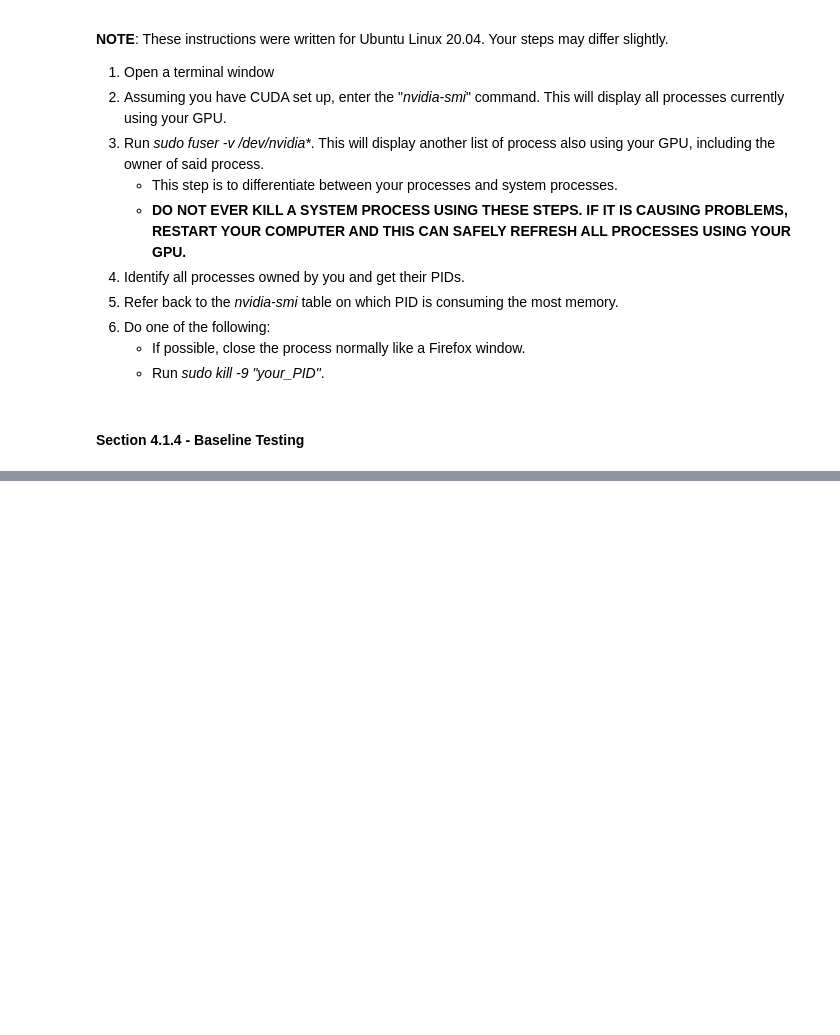
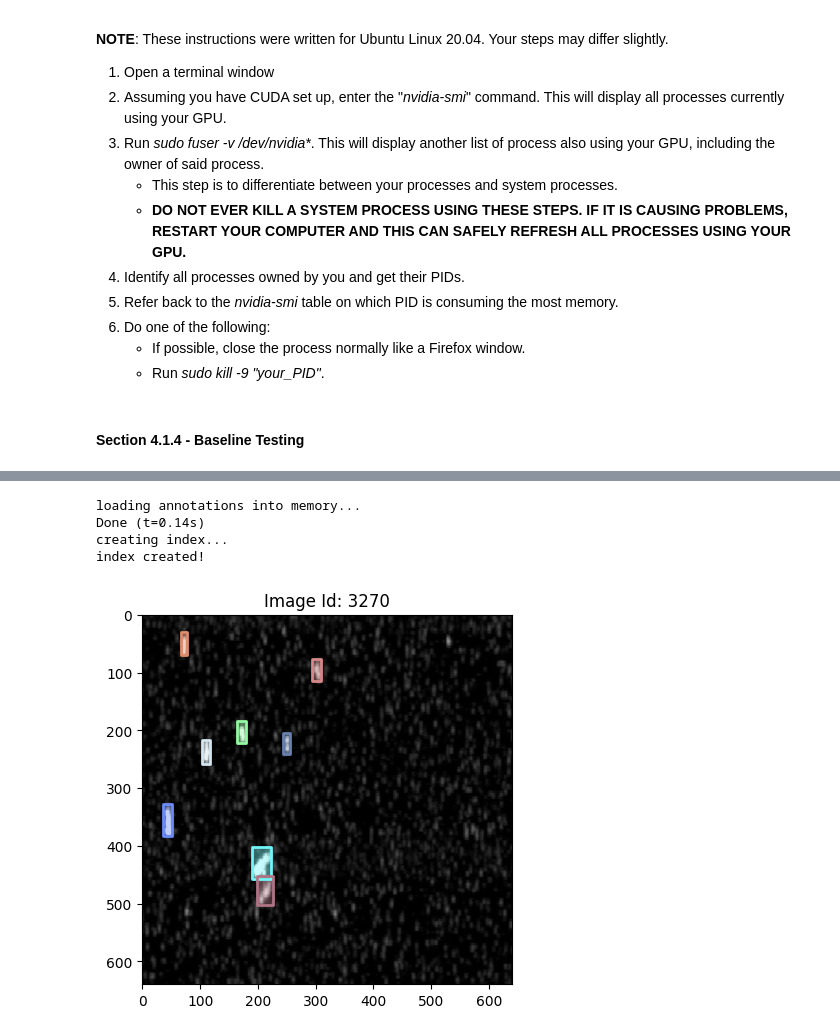
Before and after one commit to jag1799/SeaSARR, a Jupyter notebook: src/frcnn.ipynb, the cells around one changed output, grey strips where cells are left out. Cells and saved outputs as stored; diff of their text form; code cells hidden in the pictures; blank space fills up the shorter version.

```diff
--- a/src/frcnn.ipynb
+++ b/src/frcnn.ipynb
@@ -148,0 +199,11 @@ worker.model_test(test_dataloader, 0.0)
+# %%
+canny_dataset = SeaSarFRCNN(train_images, train_annotations)
+# %% [output]
+loading annotations into memory...
+Done (t=0.14s)
+creating index...
+index created!
+# %%
+image, target = canny_dataset._get_image(3270, True, True)
+# %% [output]
+[figure, added]
```
Also changed, not shown: parts of 15 cells of this notebook, 3 other files.
